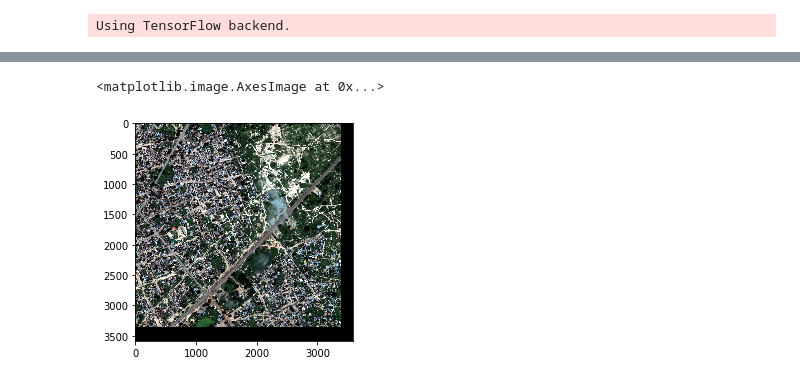
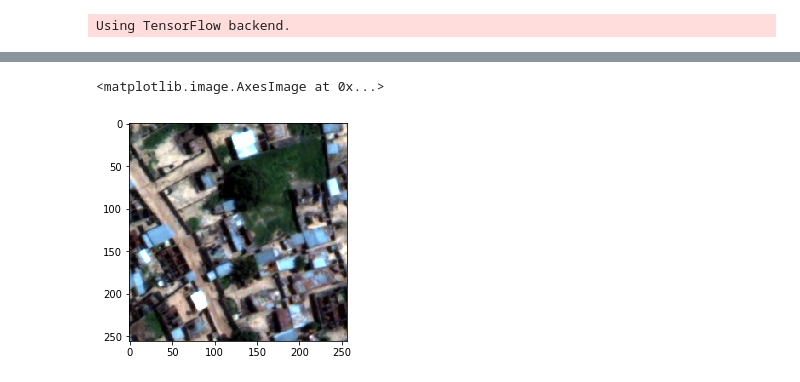
Before and after one commit to korewayume/dstl, a Jupyter notebook: CatResult.ipynb, the cells around one changed output, grey strips where cells are left out. Saved outputs shown, nothing was run; the diff lists cells and outputs as text; code cells hidden in the pictures.

```diff
--- a/CatResult.ipynb
+++ b/CatResult.ipynb
@@ -14,8 +16,8 @@ model = unet('unet_checkpoint.hdf5', input_size=(512, 512, 3))
 from dstl.data_util import data_store
 from dstl.preprocessing import truncate_as_float32, clip_to_tile
 # %%
-def get_data(image_id, target_size=(512, 512)):
+def get_data(image_id, target_size=(256, 256)):
     x = clip_to_tile(truncate_as_float32(data_store.raster_image(image_id, 'C')), target_size)
-    y = clip_to_tile(data_store.mask_for_image_and_class(image_id, 'C'), target_size)
+    y = clip_to_tile(data_store.mask_for_image_and_class(image_id, 'C', [1,2,3,4,5]), target_size)
     return x, y
 # %%
@@ -45,5 +47,5 @@ plt.imshow(logits_to_mask(y[0, 0]))
 # %%
-plt.imshow(join_tiles(x))
+plt.imshow(join_tiles(x)[:256, :256])
 # %% [output]
 <matplotlib.image.AxesImage at 0x...>
-[figure, old version]
+[figure, new version]
```
Also changed, not shown: parts of 6 cells of this notebook, 10 other files.
